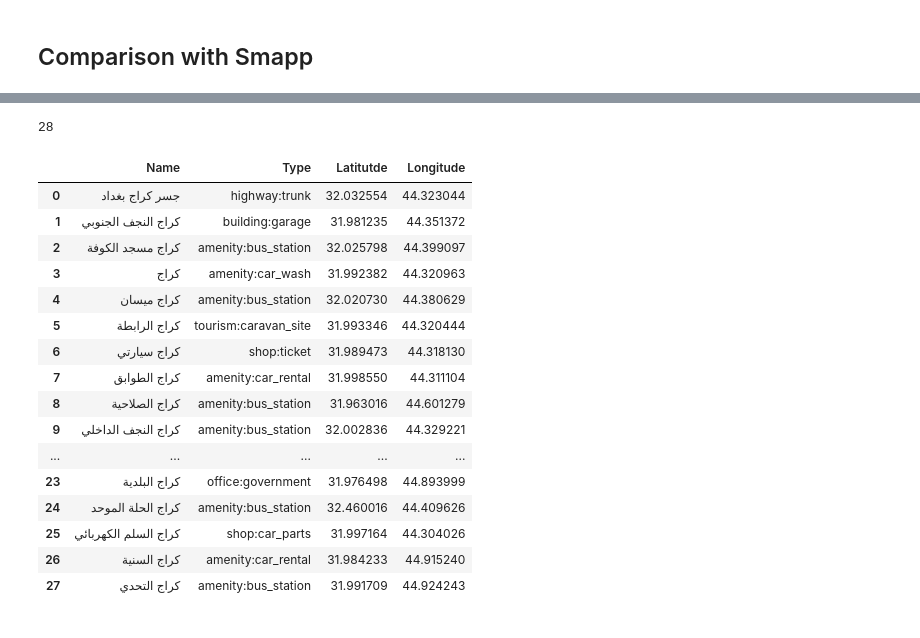
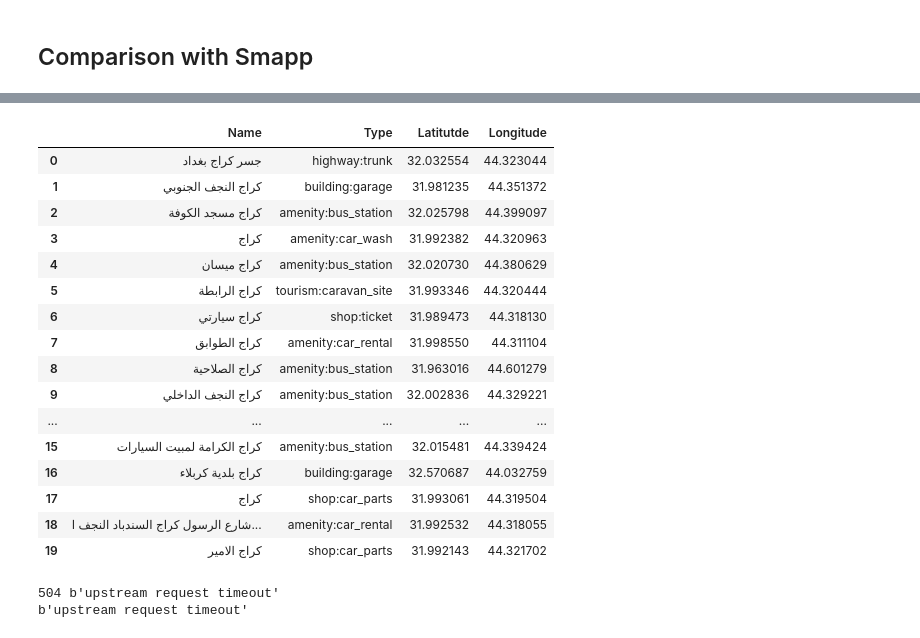
Before and after one commit to qzaidi/mlscratchpad, a Jupyter notebook: gmaps-scrape.ipynb, the cells around one changed output, grey strips where cells are left out. Cells and saved outputs as stored; diff of their text form; code cells hidden in the pictures.

```diff
--- a/gmaps-scrape.ipynb
+++ b/gmaps-scrape.ipynb
@@ -8,4 +10,12 @@ import requests
 from bs4 import BeautifulSoup
 import lxml.html
 import re
+# %%
+## Co-ordinates for Cities
+
+origins = {
+    'Najaf': '32.0250337,44.324328',
+    'Karbala': '32.607318,44.026082',
+    'Baghdad': '33.303421,44.457053'
+}
 # %% [markdown]
@@ -117,9 +129,11 @@ for html in html_files:
 # %%
 import pandas as np
-place_names = [ x['name'] for x in data ]
-types = [ x['place_type'] for x in data ]
-lats = [ x['latitude'] for x in data ]
-longs = [ x['longitude'] for x in data ]
-address = [x['address'] for x in data ]
-df = np.DataFrame({'Name': place_names, 'Type': types, 'Latitutde': lats, 'Longitude': longs, 'Address': address})
-df.head(15)
+
+def google_places_to_df(data):
+    place_names = [ x['name'] for x in data ]
+    types = [ x['place_type'] for x in data ]
+    lats = [ x['latitude'] for x in data ]
+    longs = [ x['longitude'] for x in data ]
+    address = [x['address'] for x in data ]
+    df = np.DataFrame({'Name': place_names, 'Type': types, 'Latitutde': lats, 'Longitude': longs, 'Address': address})
+    return df
@@ -142,0 +142,6 @@ df.head(15)
+# %%
+query = 'كراج'
+origin=origins['Najaf']
+data = query_google(query,origin)
+df = google_places_to_df(data)
+df.head(15)
@@ -167,32 +209,38 @@ if response.status_code != 200:
 # %%
 import json
-decoded_str = response.content.decode('utf-8')
-smappdata = json.loads(decoded_str)
-predicts = smappdata['predictions']
-print(len(predicts))
-place_names = [ x['description'] for x in predicts ]
-types = [ x['types'][0] for x in predicts ]
-lats = [ x['latitude'] for x in predicts]
-longs = [ x['longitude'] for x in predicts]
 
-df = np.DataFrame({'Name': place_names, 'Type': types, 'Latitutde': lats, 'Longitude': longs})
-df.head(28)
+origin = origins['Najaf']
+query = 'كراج'
+resp =  search_goescapo(query,origin)
+df = get_data_frame(resp.content)
+df.head(20)
 # %% [output]
-28
 |  | Name | Type | Latitutde | Longitude |
 | 0 | جسر كراج بغداد | highway:trunk | 32.032554 | 44.323044 |
 | 1 | كراج النجف الجنوبي | building:garage | 31.981235 | 44.351372 |
 | 2 | كراج مسجد الكوفة | amenity:bus_station | 32.025798 | 44.399097 |
 | 3 | كراج | amenity:car_wash | 31.992382 | 44.320963 |
 | 4 | كراج ميسان | amenity:bus_station | 32.020730 | 44.380629 |
 | 5 | كراج الرابطة | tourism:caravan_site | 31.993346 | 44.320444 |
 | 6 | كراج سيارتي | shop:ticket | 31.989473 | 44.318130 |
 | 7 | كراج الطوابق | amenity:car_rental | 31.998550 | 44.311104 |
 | 8 | كراج الصلاحية | amenity:bus_station | 31.963016 | 44.601279 |
 | 9 | كراج النجف الداخلي | amenity:bus_station | 32.002836 | 44.329221 |
 | ... | ... | ... | ... | ... |
-| 23 | كراج البلدية | office:government | 31.976498 | 44.893999 |
-| 24 | كراج الحلة الموحد | amenity:bus_station | 32.460016 | 44.409626 |
-| 25 | كراج السلم الكهربائي | shop:car_parts | 31.997164 | 44.304026 |
-| 26 | كراج السنية | amenity:car_rental | 31.984233 | 44.915240 |
-| 27 | كراج التحدي | amenity:bus_station | 31.991709 | 44.924243 |
+| 15 | كراج الكرامة لمبيت السيارات | amenity:bus_station | 32.015481 | 44.339424 |
+| 16 | كراج بلدية كربلاء | building:garage | 32.570687 | 44.032759 |
+| 17 | كراج | shop:car_parts | 31.993061 | 44.319504 |
+| 18 | شارع الرسول كراج السندباد النجف ا... | amenity:car_rental | 31.992532 | 44.318055 |
+| 19 | كراج الامير | shop:car_parts | 31.992143 | 44.321702 |
+# %%
+from urllib.parse import unquote
+
+res = search_thor(query,origin)
+print(res.content)
+
+#df = get_data_frame(res.content)
+#print(query)
+#df.head(20)
+# %% [output]
+504 b'upstream request timeout'
+b'upstream request timeout'
```
Also changed, not shown: parts of 16 cells of this notebook.
